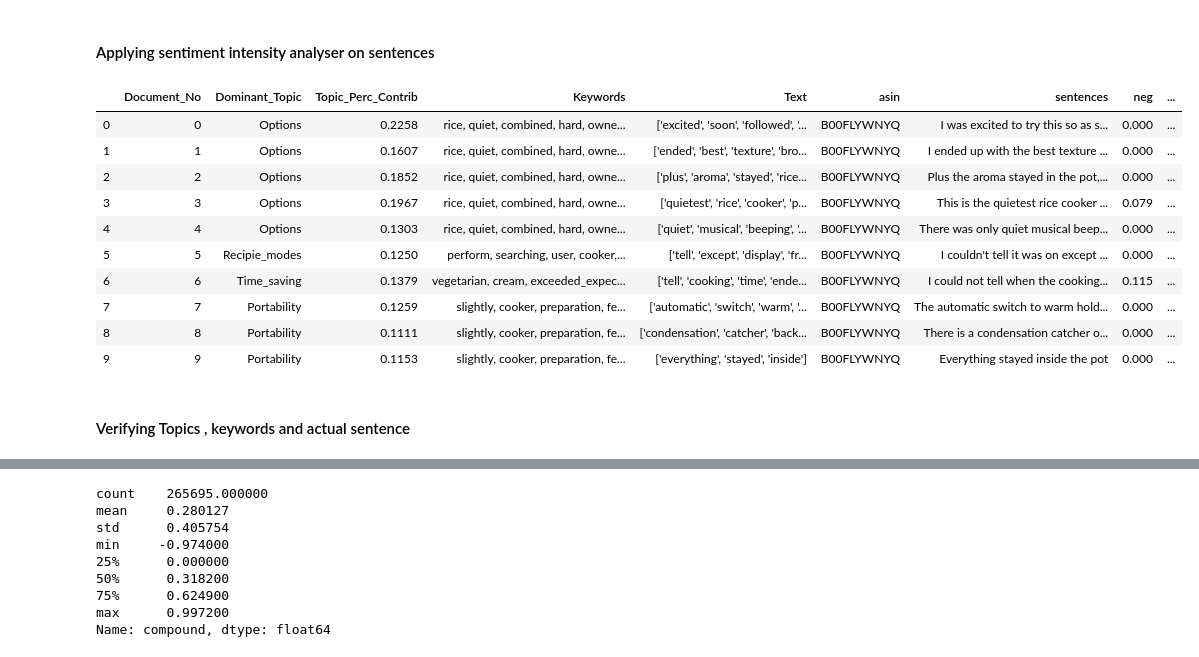
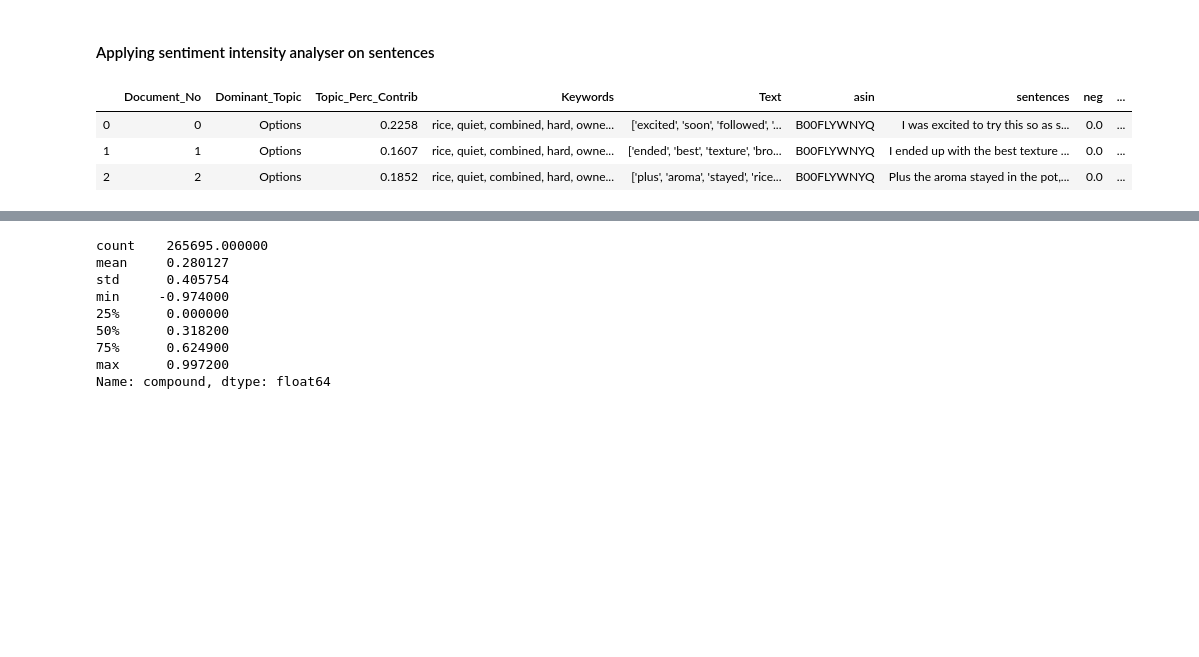
Before and after one commit to Thaslim/Amazon_Review_Analysis, a Jupyter notebook: Topic Modelling and Sentiment Analysis/Sentiment Scores per topic.ipynb, the cells around one changed output, grey strips where cells are left out. Cells and saved outputs as stored; diff of their text form; code cells hidden in the pictures; blank space fills up the shorter version.

```diff
--- a/Topic Modelling and Sentiment Analysis/Sentiment Scores per topic.ipynb
+++ b/Topic Modelling and Sentiment Analysis/Sentiment Scores per topic.ipynb
@@ -270,2 +211,2 @@ memory usage: 16.2+ MB
 # %%
-mergedDf.reset_index(drop = True)
+mergedDf = mergedDf.reset_index(drop = True)
@@ -290,19 +217,10 @@ senti = SentimentIntensityAnalyzer()
 mergedDf["sentiments"] = mergedDf["sentences"].apply(lambda x: senti.polarity_scores(x))
 df_senti = pd.concat([mergedDf.drop(['sentiments'], axis=1), mergedDf['sentiments'].apply(pd.Series)], axis=1)
 # %%
-df_senti.head(10)
+df_senti.head(3)
 # %% [output]
 |  | Document_No | Dominant_Topic | Topic_Perc_Contrib | Keywords | Text | asin | sentences | neg | ... |
-| 0 | 0 | Options | 0.2258 | rice, quiet, combined, hard, owne... | ['excited', 'soon', 'followed', '... | B00FLYWNYQ | I was excited to try this so as s... | 0.000 | ... |
-| 1 | 1 | Options | 0.1607 | rice, quiet, combined, hard, owne... | ['ended', 'best', 'texture', 'bro... | B00FLYWNYQ | I ended up with the best texture ... | 0.000 | ... |
-| 2 | 2 | Options | 0.1852 | rice, quiet, combined, hard, owne... | ['plus', 'aroma', 'stayed', 'rice... | B00FLYWNYQ | Plus the aroma stayed in the pot,... | 0.000 | ... |
-| 3 | 3 | Options | 0.1967 | rice, quiet, combined, hard, owne... | ['quietest', 'rice', 'cooker', 'p... | B00FLYWNYQ | This is the quietest rice cooker ... | 0.079 | ... |
-| 4 | 4 | Options | 0.1303 | rice, quiet, combined, hard, owne... | ['quiet', 'musical', 'beeping', '... | B00FLYWNYQ | There was only quiet musical beep... | 0.000 | ... |
-| 5 | 5 | Recipie_modes | 0.1250 | perform, searching, user, cooker,... | ['tell', 'except', 'display', 'fr... | B00FLYWNYQ | I couldn't tell it was on except ... | 0.000 | ... |
-| 6 | 6 | Time_saving | 0.1379 | vegetarian, cream, exceeded_expec... | ['tell', 'cooking', 'time', 'ende... | B00FLYWNYQ | I could not tell when the cooking... | 0.115 | ... |
-| 7 | 7 | Portability | 0.1259 | slightly, cooker, preparation, fe... | ['automatic', 'switch', 'warm', '... | B00FLYWNYQ | The automatic switch to warm hold... | 0.000 | ... |
-| 8 | 8 | Portability | 0.1111 | slightly, cooker, preparation, fe... | ['condensation', 'catcher', 'back... | B00FLYWNYQ | There is a condensation catcher o... | 0.000 | ... |
-| 9 | 9 | Portability | 0.1153 | slightly, cooker, preparation, fe... | ['everything', 'stayed', 'inside'] | B00FLYWNYQ | Everything stayed inside the pot | 0.000 | ... |
+| 0 | 0 | Options | 0.2258 | rice, quiet, combined, hard, owne... | ['excited', 'soon', 'followed', '... | B00FLYWNYQ | I was excited to try this so as s... | 0.0 | ... |
+| 1 | 1 | Options | 0.1607 | rice, quiet, combined, hard, owne... | ['ended', 'best', 'texture', 'bro... | B00FLYWNYQ | I ended up with the best texture ... | 0.0 | ... |
+| 2 | 2 | Options | 0.1852 | rice, quiet, combined, hard, owne... | ['plus', 'aroma', 'stayed', 'rice... | B00FLYWNYQ | Plus the aroma stayed in the pot,... | 0.0 | ... |
-# %% [markdown]
-#### Verifying Topics , keywords and actual sentence
 # %%
```
Also changed, not shown: parts of 56 cells of this notebook.
